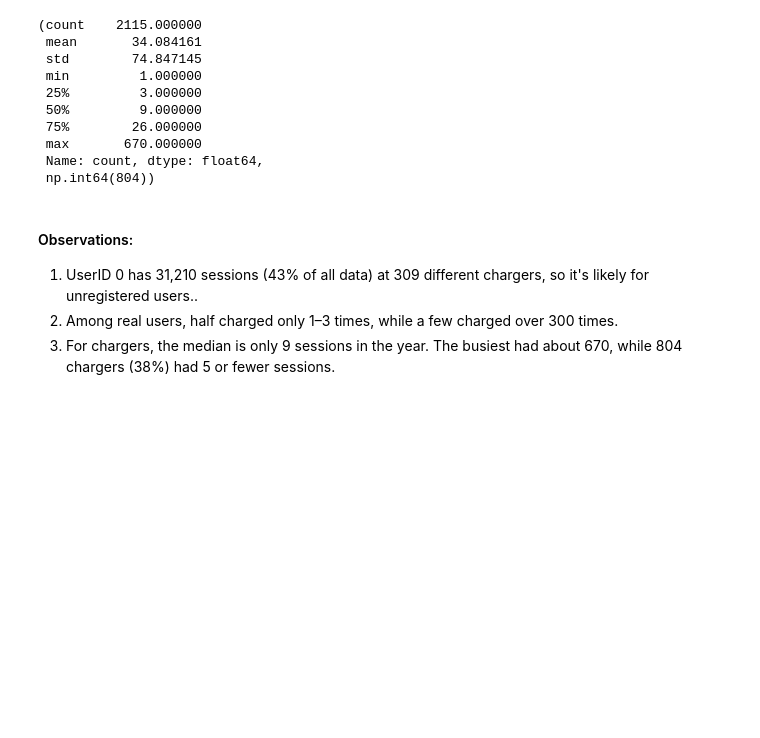
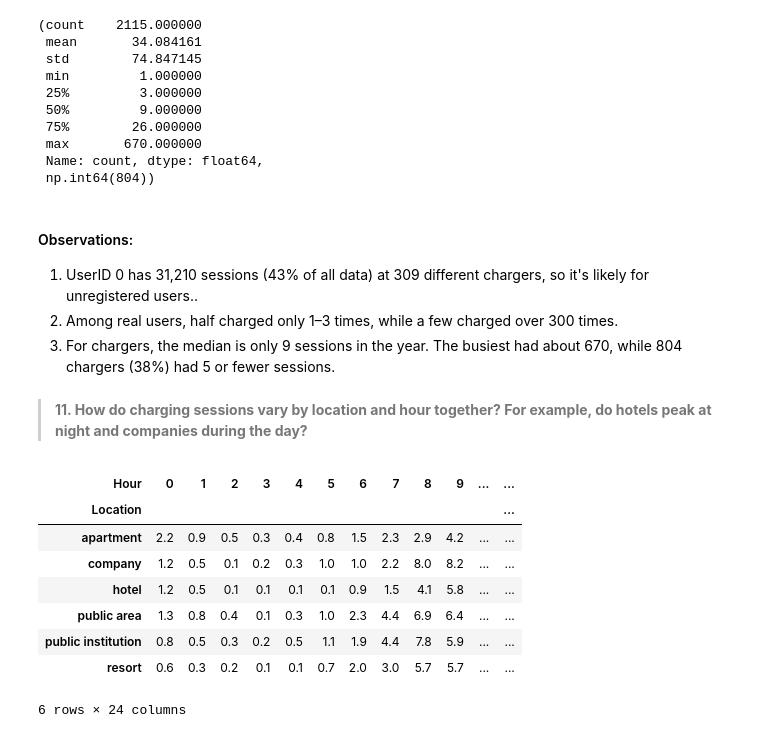
Before and after one commit to vishnu-kashyap-k/ev-charging-demand-prediction, a Jupyter notebook: notebooks/04b_eda_trend_multivariate.ipynb, the cells around one changed output. Drawn from its saved outputs; the diff is of its cells as text; code cells hidden in the pictures; blank space fills up the shorter version.

```diff
--- a/notebooks/04b_eda_trend_multivariate.ipynb
+++ b/notebooks/04b_eda_trend_multivariate.ipynb
@@ -145,3 +142,22 @@ charger_sessions.describe(), (charger_sessions<=5).sum()
 1. UserID 0 has 31,210 sessions (43% of all data) at 309 different chargers, so it's likely for unregistered users..
 2. Among real users, half charged only 1–3 times, while a few charged over 300 times.
 3. For chargers, the median is only 9 sessions in the year. The busiest had about 670, while 804 chargers (38%) had 5 or fewer sessions.
+# %% [markdown]
+> **11. How do charging sessions vary by location and hour together? For example, do hotels peak at night and companies during the day?**
+# %%
+# Getting top locations and then locations and hour wise % of sessions.
+top6= df['Location'].value_counts().head(6).index
+df_top= df[df['Location'].isin(top6)]
+
+loc_hour= pd.crosstab(df_top['Location'], df_top['Hour'], normalize='index')*100
+loc_hour.round(1)
+# %% [output]
+| Hour | 0 | 1 | 2 | 3 | 4 | 5 | 6 | 7 | 8 | 9 | ... | ... |
+| Location |  |  |  |  |  |  |  |  |  |  |  | ... |
+| apartment | 2.2 | 0.9 | 0.5 | 0.3 | 0.4 | 0.8 | 1.5 | 2.3 | 2.9 | 4.2 | ... | ... |
+| company | 1.2 | 0.5 | 0.1 | 0.2 | 0.3 | 1.0 | 1.0 | 2.2 | 8.0 | 8.2 | ... | ... |
+| hotel | 1.2 | 0.5 | 0.1 | 0.1 | 0.1 | 0.1 | 0.9 | 1.5 | 4.1 | 5.8 | ... | ... |
+| public area | 1.3 | 0.8 | 0.4 | 0.1 | 0.3 | 1.0 | 2.3 | 4.4 | 6.9 | 6.4 | ... | ... |
+| public institution | 0.8 | 0.5 | 0.3 | 0.2 | 0.5 | 1.1 | 1.9 | 4.4 | 7.8 | 5.9 | ... | ... |
+| resort | 0.6 | 0.3 | 0.2 | 0.1 | 0.1 | 0.7 | 2.0 | 3.0 | 5.7 | 5.7 | ... | ... |
+6 rows × 24 columns
```
Also changed, not shown: parts of 12 cells of this notebook, 1 other file.
